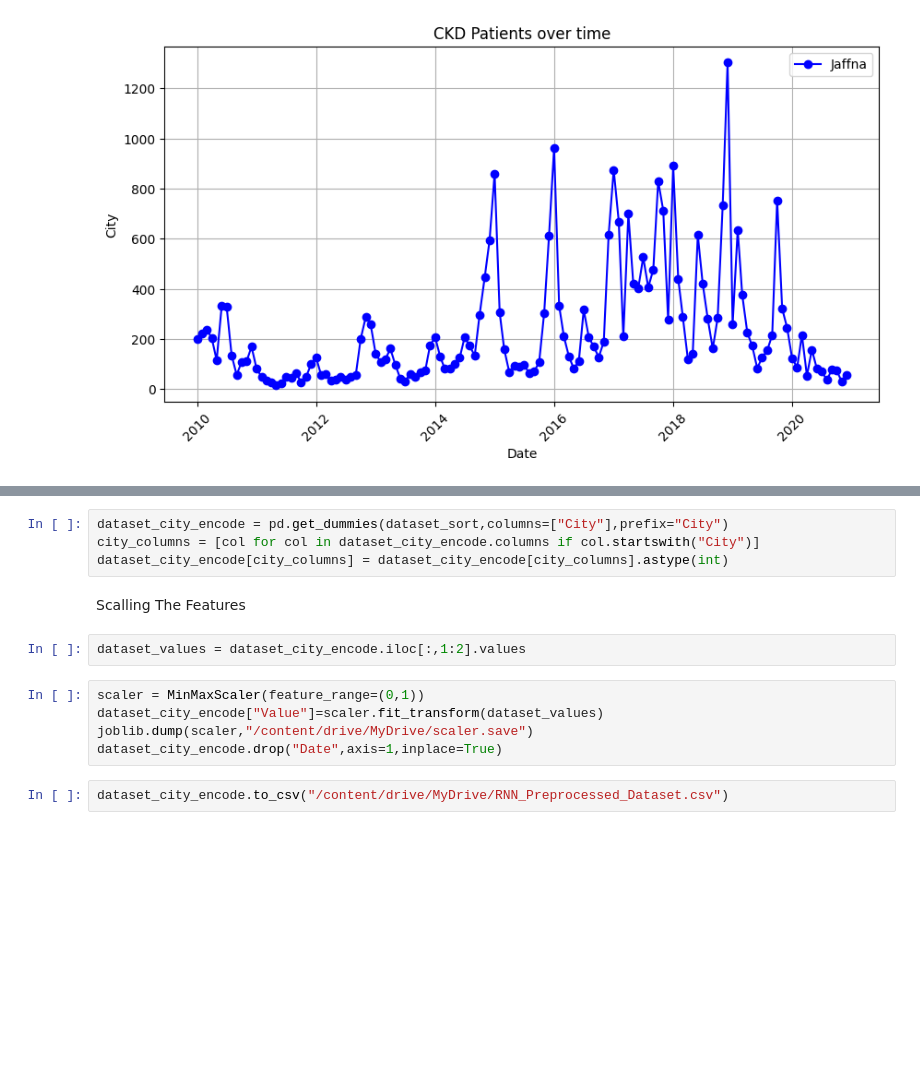
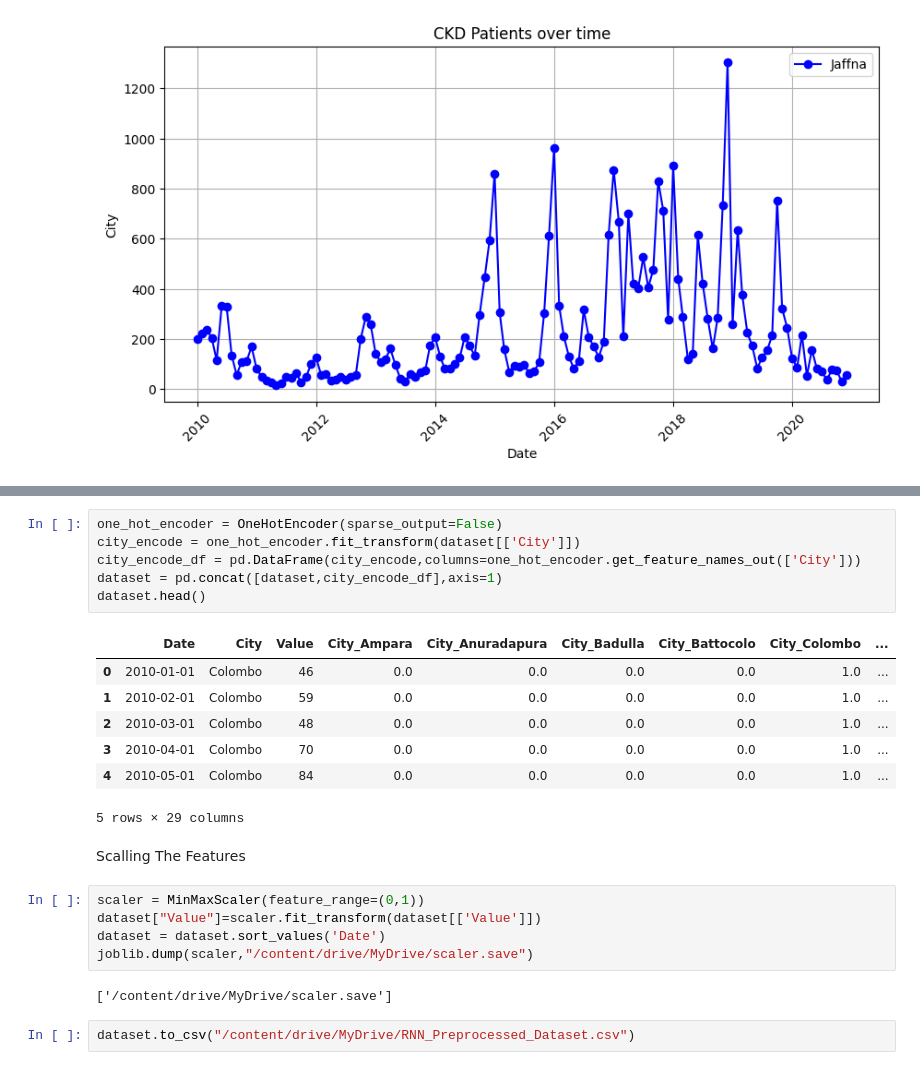
Before and after one commit to Project-Cicaeda/Cicaeda-Server, a Jupyter notebook: recurrent_neural_network/Data_Preprocessing.ipynb, the cells around one changed output, grey strips where cells are left out. Cells and saved outputs as stored; diff of their text form; blank space fills up the shorter version.

```diff
--- a/recurrent_neural_network/Data_Preprocessing.ipynb
+++ b/recurrent_neural_network/Data_Preprocessing.ipynb
@@ -164,15 +166,25 @@ plt.show()  # Display the plot
-# %%
-dataset_city_encode = pd.get_dummies(dataset_sort,columns=["City"],prefix="City")
-city_columns = [col for col in dataset_city_encode.columns if col.startswith("City")]
-dataset_city_encode[city_columns] = dataset_city_encode[city_columns].astype(int)
+# %%
+one_hot_encoder = OneHotEncoder(sparse_output=False)
+city_encode = one_hot_encoder.fit_transform(dataset[['City']])
+city_encode_df = pd.DataFrame(city_encode,columns=one_hot_encoder.get_feature_names_out(['City']))
+dataset = pd.concat([dataset,city_encode_df],axis=1)
+dataset.head()
+# %% [output]
+|  | Date | City | Value | City_Ampara | City_Anuradapura | City_Badulla | City_Battocolo | City_Colombo | ... |
+| 0 | 2010-01-01 | Colombo | 46 | 0.0 | 0.0 | 0.0 | 0.0 | 1.0 | ... |
+| 1 | 2010-02-01 | Colombo | 59 | 0.0 | 0.0 | 0.0 | 0.0 | 1.0 | ... |
+| 2 | 2010-03-01 | Colombo | 48 | 0.0 | 0.0 | 0.0 | 0.0 | 1.0 | ... |
+| 3 | 2010-04-01 | Colombo | 70 | 0.0 | 0.0 | 0.0 | 0.0 | 1.0 | ... |
+| 4 | 2010-05-01 | Colombo | 84 | 0.0 | 0.0 | 0.0 | 0.0 | 1.0 | ... |
+5 rows × 29 columns
 # %% [markdown]
 Scalling The Features
-# %%
-dataset_values = dataset_city_encode.iloc[:,1:2].values
 # %%
 scaler = MinMaxScaler(feature_range=(0,1))
-dataset_city_encode["Value"]=scaler.fit_transform(dataset_values)
+dataset["Value"]=scaler.fit_transform(dataset[['Value']])
+dataset = dataset.sort_values('Date')
 joblib.dump(scaler,"/content/drive/MyDrive/scaler.save")
-dataset_city_encode.drop("Date",axis=1,inplace=True)
+# %% [output]
+['/content/drive/MyDrive/scaler.save']
 # %%
-dataset_city_encode.to_csv("/content/drive/MyDrive/RNN_Preprocessed_Dataset.csv")
+dataset.to_csv("/content/drive/MyDrive/RNN_Preprocessed_Dataset.csv")
```
Also changed, not shown: parts of 2 cells of this notebook.
